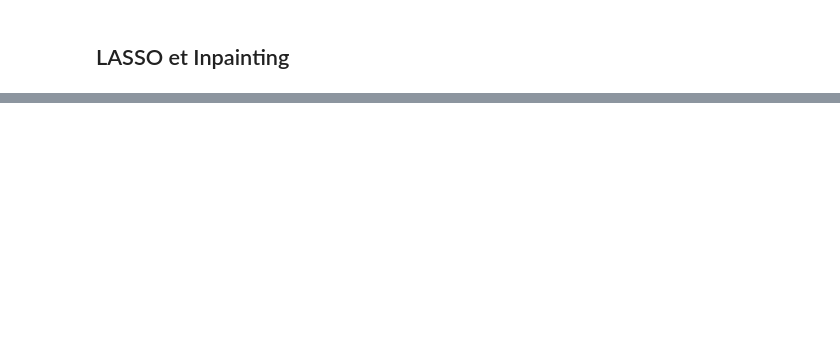
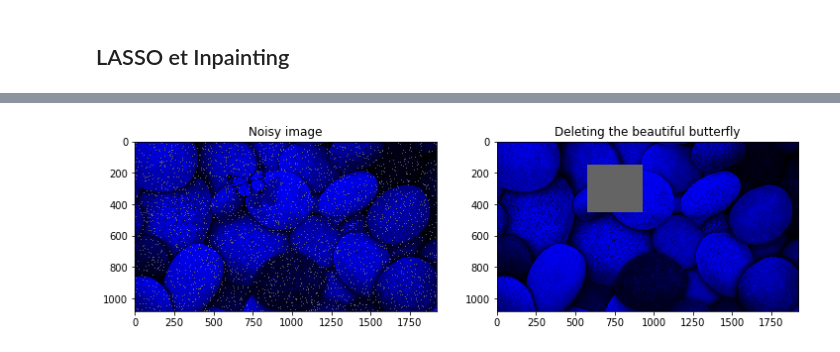
Before and after one commit to ATidiane/ARF, a Jupyter notebook: InpaintingProject/inpainting.ipynb, the cells around one changed output, grey strips where cells are left out. Saved outputs shown, nothing was run; the diff lists cells and outputs as text; code cells hidden in the pictures; blank space fills up the shorter version.

```diff
--- a/InpaintingProject/inpainting.ipynb
+++ b/InpaintingProject/inpainting.ipynb
@@ -339,0 +327,10 @@ show_im(patch)
+# %%
+fig, (ax1, ax2) = plt.subplots(ncols=2, figsize=(12, 5))
+
+im_noise = noise(im_norm, 5)
+show_im(im_noise, "Noisy image", ax1)
+
+im_del = delete_rect(im_norm, 300, 750, 300, 350)
+show_im(im_del, "Deleting the beautiful butterfly", ax2)
+# %% [output]
+[figure, added]
```
Also changed, not shown: parts of 15 cells of this notebook, 2 other files.
